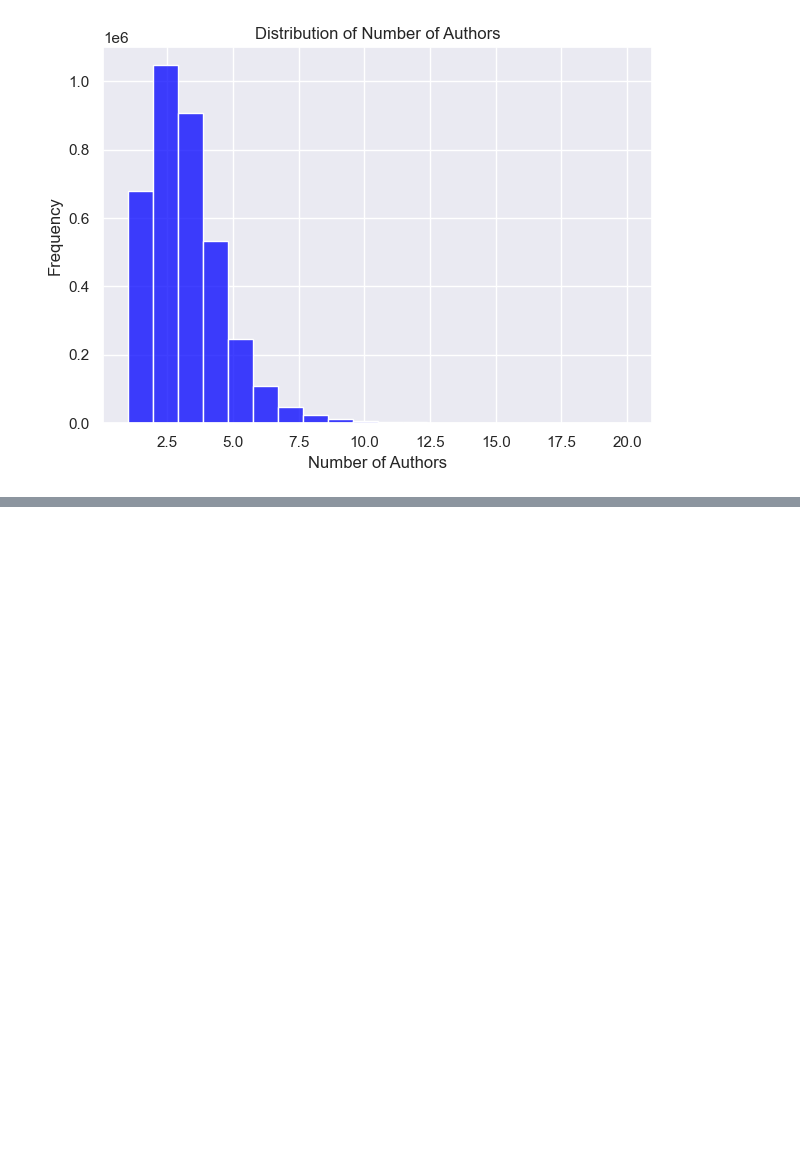
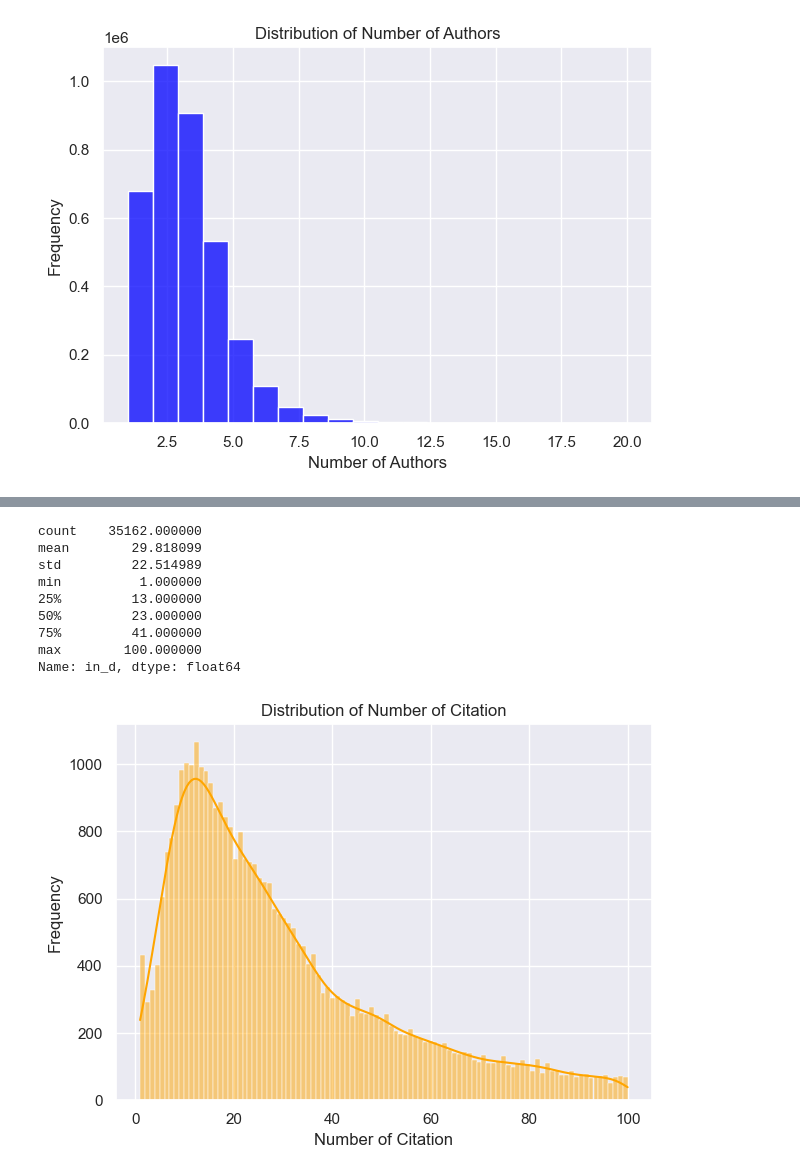
Before and after one commit to mango7789/Social-Network-Mining-DATA130007, a Jupyter notebook: analysis.ipynb, the cells around one changed output, grey strips where cells are left out. Cells and saved outputs as stored; diff of their text form; code cells hidden in the pictures; blank space fills up the shorter version.

```diff
--- a/analysis.ipynb
+++ b/analysis.ipynb
@@ -138,0 +146,22 @@ Name: num_references, dtype: float64
+# %%
+df_filtered_in_d = df_combined[(df_combined['in_d'] > 0) & (df_combined['in_d'] <= 100)]
+print(df_filtered_in_d["in_d"].describe())
+
+# Plot the distribution of the number of references
+sns.histplot(df_filtered_in_d['in_d'], color='orange', kde=True, bins=100)
+plt.title('Distribution of Number of Citation')
+plt.xlabel('Number of Citation')
+plt.ylabel('Frequency')
+plt.tight_layout()
+plt.show()
+# %% [output]
+count    35162.000000
+mean        29.818099
+std         22.514989
+min          1.000000
+25%         13.000000
+50%         23.000000
+75%         41.000000
+max        100.000000
+Name: in_d, dtype: float64
+[figure, added]
```
Also changed, not shown: parts of 7 cells of this notebook, 6 other files.
